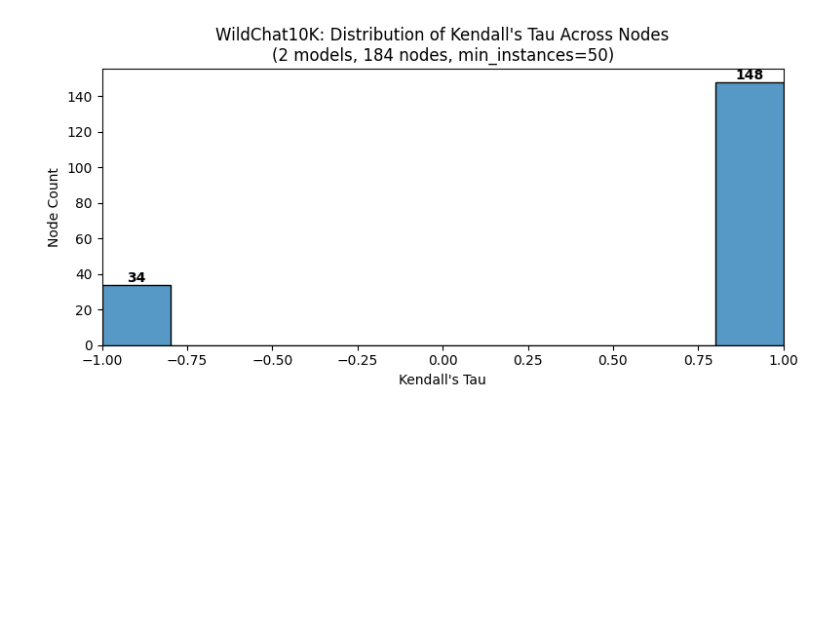
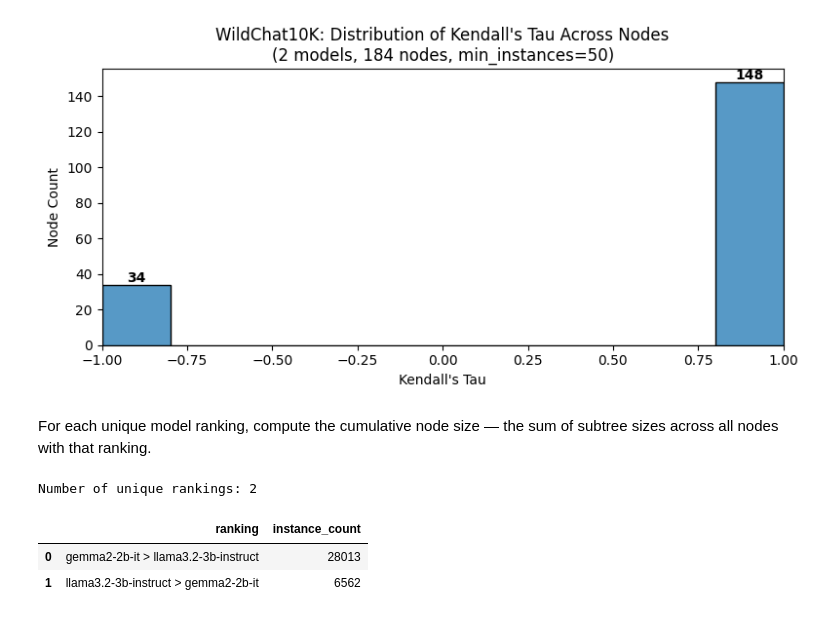
Before and after one commit to mpg05883/EvalTree, a Jupyter notebook: notebooks/inter_node_analysis.ipynb, the cells around one changed output. Saved outputs shown, nothing was run; the diff lists cells and outputs as text; code cells hidden in the pictures; blank space fills up the shorter version.

```diff
--- a/notebooks/inter_node_analysis.ipynb
+++ b/notebooks/inter_node_analysis.ipynb
@@ -93,3 +95,26 @@ plt.savefig(plot_path)
 plt.show()
 # %% [output]
 [figure]
+# %% [markdown]
+For each unique model ranking, compute the cumulative node size — the sum of subtree sizes across all nodes with that ranking.
+# %%
+instance_counter = Counter()
+for node in nodes:
+    if node["ranking"] is None:
+        continue
+    ranking = " > ".join(name for name, _ in node["ranking"])
+    instance_counter[ranking] += node["size"]
+
+
+ranking_counts_df = pd.DataFrame(
+    instance_counter.most_common(),
+    columns=["ranking", "instance_count"],
+)
+
+print(f"Number of unique rankings: {(num_rankings:=len(ranking_counts_df))}")
+ranking_counts_df.head()
+# %% [output]
+Number of unique rankings: 2
+|  | ranking | instance_count |
+| 0 | gemma2-2b-it > llama3.2-3b-instruct | 28013 |
+| 1 | llama3.2-3b-instruct > gemma2-2b-it | 6562 |
```
Also changed, not shown: parts of 4 cells of this notebook, 7 other files.
